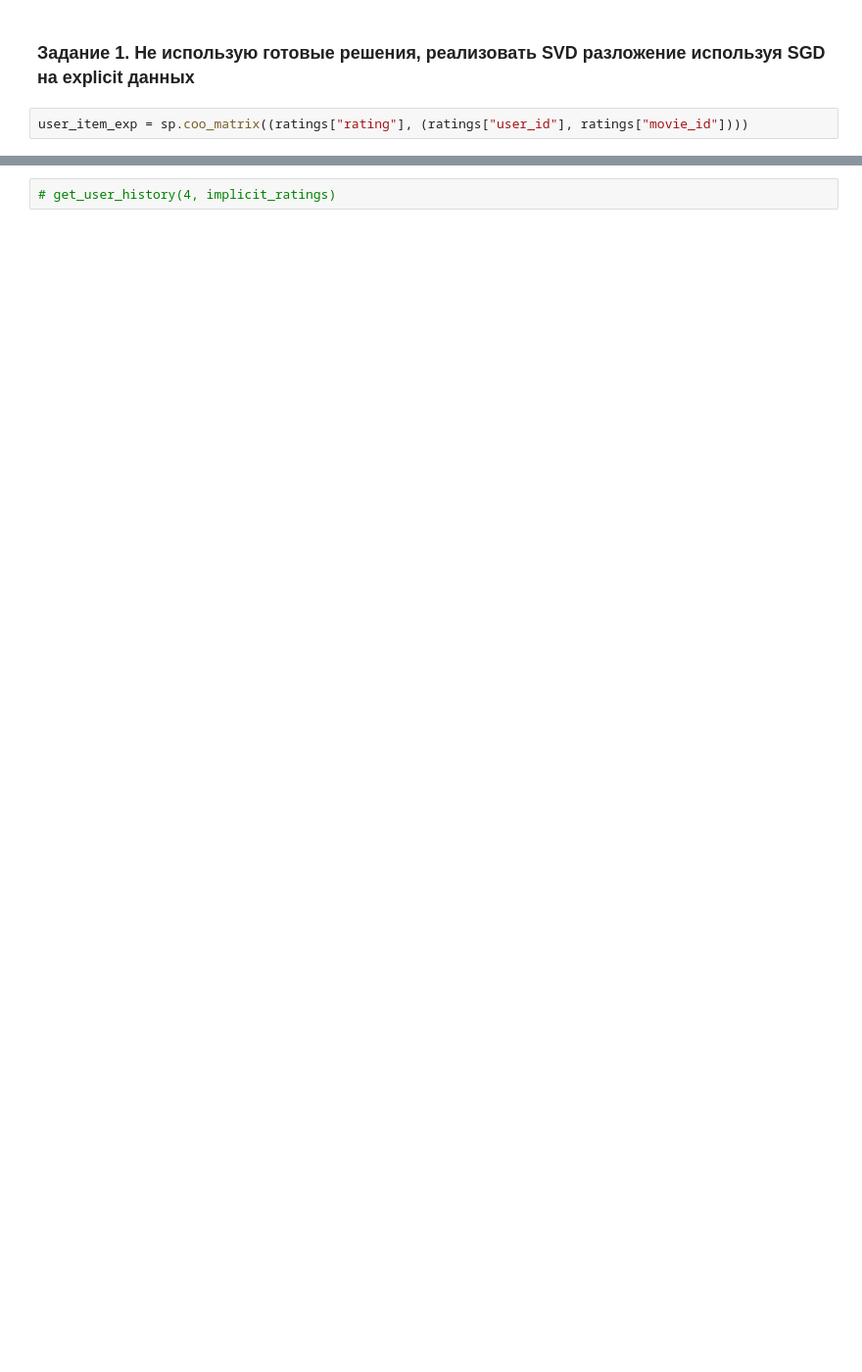
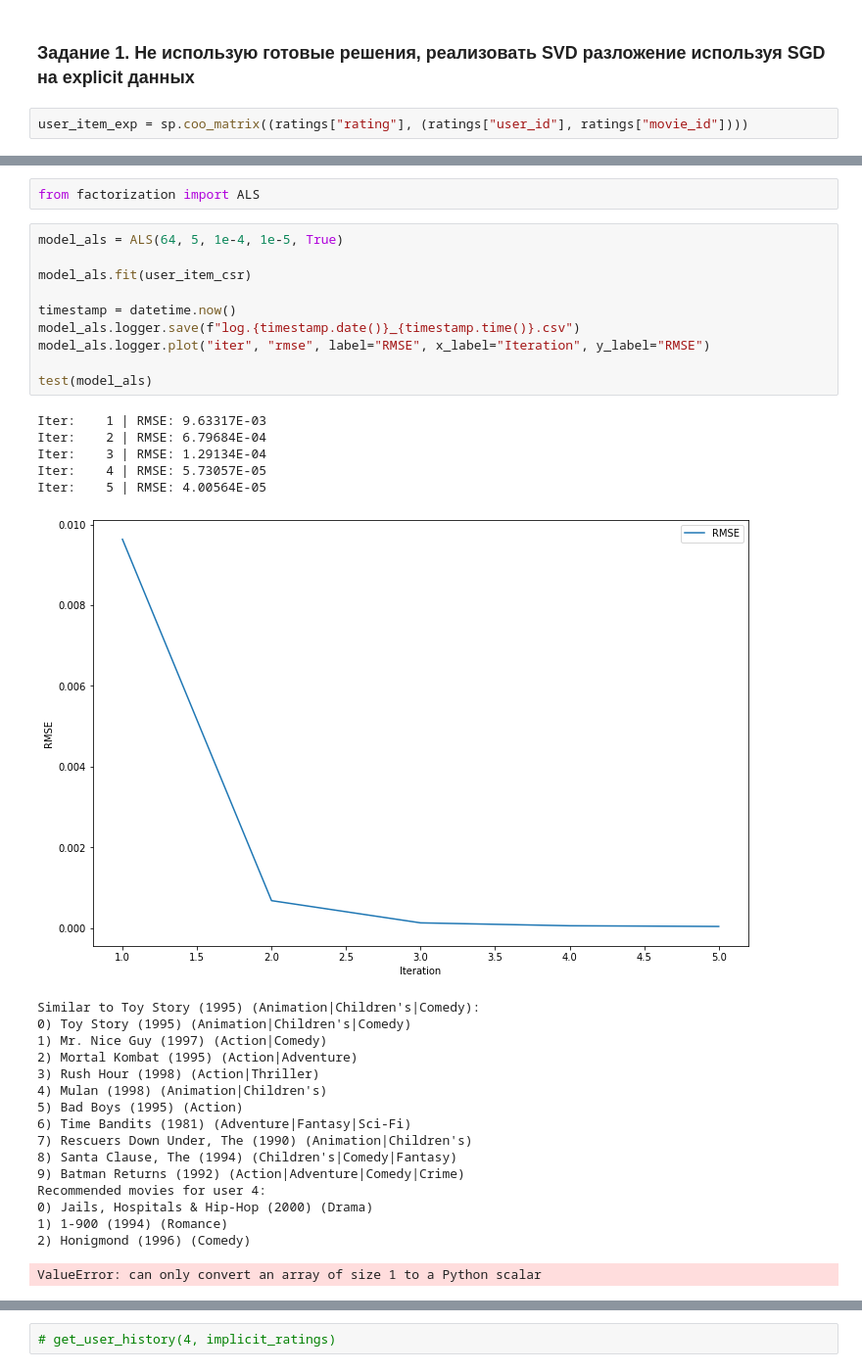
Before and after one commit to breengles/hse_hw, a Jupyter notebook: RecSys/01/HW_1_RECSYS_HSE.ipynb, the cells around one changed output, grey strips where cells are left out. Shown at 98% size. Cells and saved outputs as stored; diff of their text form; blank space fills up the shorter version.

```diff
--- a/RecSys/01/HW_1_RECSYS_HSE.ipynb
+++ b/RecSys/01/HW_1_RECSYS_HSE.ipynb
@@ -285,0 +301,35 @@ get_recommendations(4, model_svd)
+# %%
+from factorization import ALS
+# %%
+model_als = ALS(64, 5, 1e-4, 1e-5, True)
+
+model_als.fit(user_item_csr)
+
+timestamp = datetime.now()
+model_als.logger.save(f"log.{timestamp.date()}_{timestamp.time()}.csv")
+model_als.logger.plot("iter", "rmse", label="RMSE", x_label="Iteration", y_label="RMSE")
+
+test(model_als)
+# %% [output]
+Iter:    1 | RMSE: 9.63317E-03
+Iter:    2 | RMSE: 6.79684E-04
+Iter:    3 | RMSE: 1.29134E-04
+Iter:    4 | RMSE: 5.73057E-05
+Iter:    5 | RMSE: 4.00564E-05
+[figure, added]
+Similar to Toy Story (1995) (Animation|Children's|Comedy):
+0) Toy Story (1995) (Animation|Children's|Comedy)
+1) Mr. Nice Guy (1997) (Action|Comedy)
+2) Mortal Kombat (1995) (Action|Adventure)
+3) Rush Hour (1998) (Action|Thriller)
+4) Mulan (1998) (Animation|Children's)
+5) Bad Boys (1995) (Action)
+6) Time Bandits (1981) (Adventure|Fantasy|Sci-Fi)
+7) Rescuers Down Under, The (1990) (Animation|Children's)
+8) Santa Clause, The (1994) (Children's|Comedy|Fantasy)
+9) Batman Returns (1992) (Action|Adventure|Comedy|Crime)
+Recommended movies for user 4:
+0) Jails, Hospitals & Hip-Hop (2000) (Drama)
+1) 1-900 (1994) (Romance)
+2) Honigmond (1996) (Comedy)
+ValueError: can only convert an array of size 1 to a Python scalar
```
Also changed, not shown: parts of 26 cells of this notebook, 2 other files.
